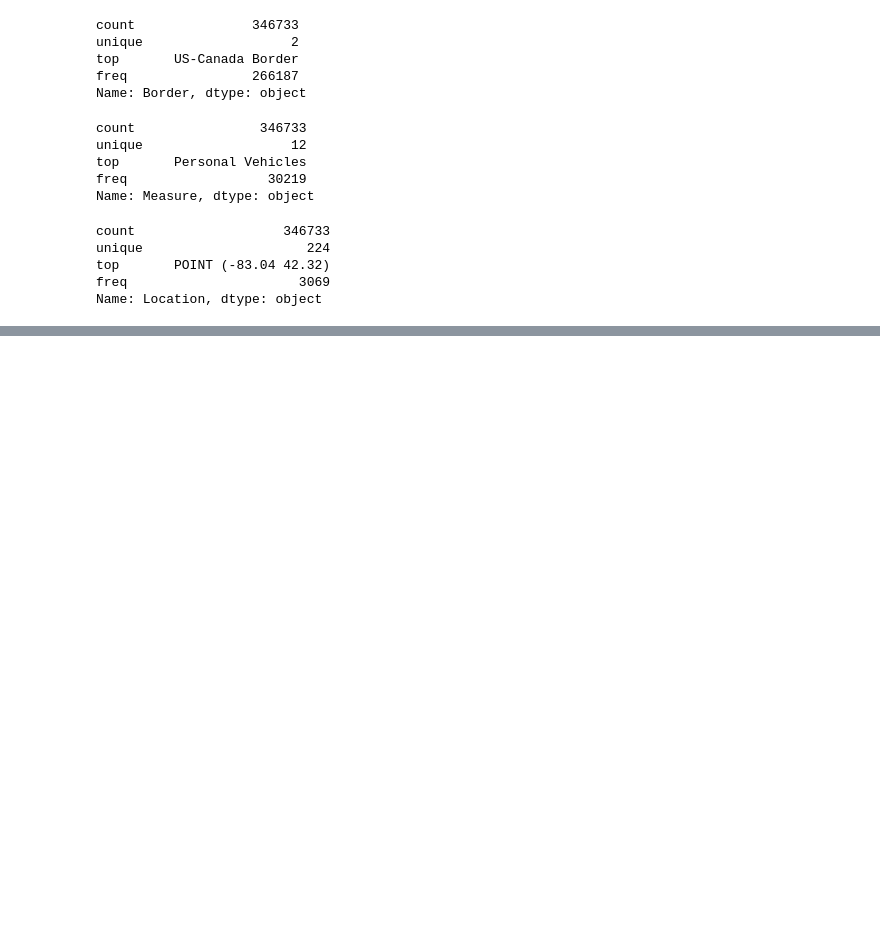
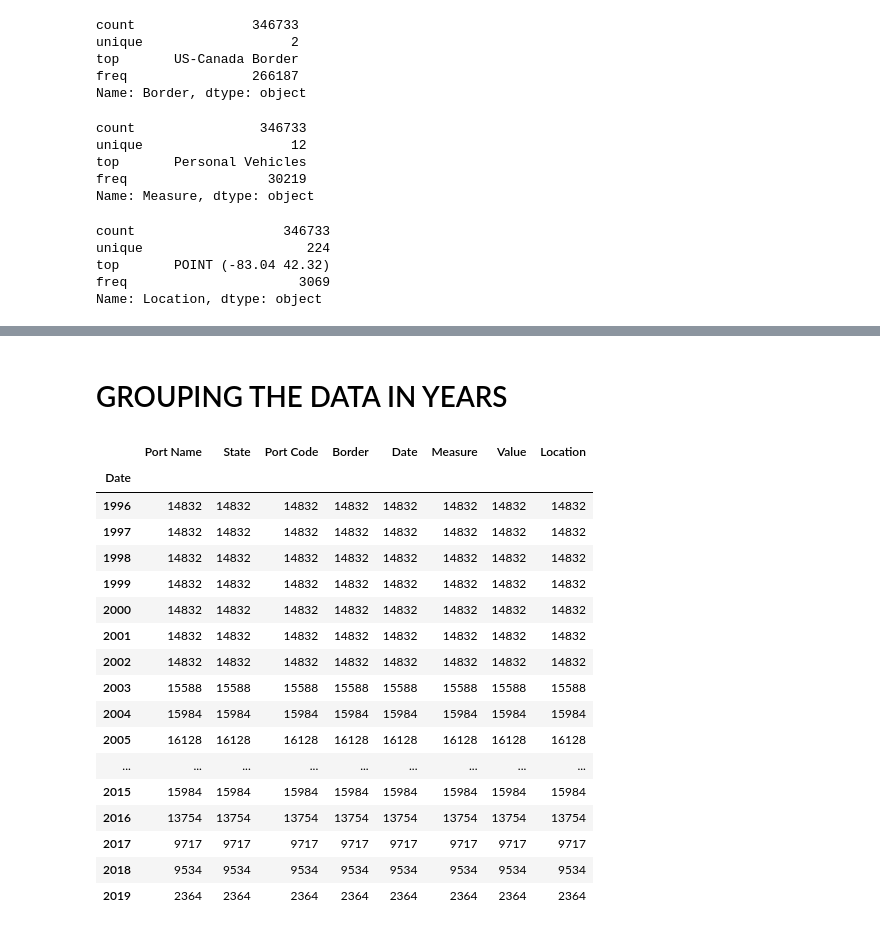
Before and after one commit to vivianusdjpy/DS2-CORE-IP-WEEK-3, a Jupyter notebook: WEEK_3_INDEPENDENT_PROJECT_SAMPLING_IMPLEMENTATION_STRATEGY.ipynb, the cells around one changed output, grey strips where cells are left out. Saved outputs shown, nothing was run; the diff lists cells and outputs as text; code cells hidden in the pictures; blank space fills up the shorter version.

```diff
--- a/WEEK_3_INDEPENDENT_PROJECT_SAMPLING_IMPLEMENTATION_STRATEGY.ipynb
+++ b/WEEK_3_INDEPENDENT_PROJECT_SAMPLING_IMPLEMENTATION_STRATEGY.ipynb
@@ -118,0 +184,27 @@ TypeError: ignored
+# %% [markdown]
+# GROUPING THE DATA IN YEARS
+# %%
+#changing the year column to date_time
+df['Date'] =  pd.to_datetime(df['Date'])
+#df.info()
+df_2 = df.groupby(df['Date'].dt.year)
+df_2.count()
+# %% [output]
+|  | Port Name | State | Port Code | Border | Date | Measure | Value | Location |
+| Date |  |  |  |  |  |  |  |  |
+| 1996 | 14832 | 14832 | 14832 | 14832 | 14832 | 14832 | 14832 | 14832 |
+| 1997 | 14832 | 14832 | 14832 | 14832 | 14832 | 14832 | 14832 | 14832 |
+| 1998 | 14832 | 14832 | 14832 | 14832 | 14832 | 14832 | 14832 | 14832 |
+| 1999 | 14832 | 14832 | 14832 | 14832 | 14832 | 14832 | 14832 | 14832 |
+| 2000 | 14832 | 14832 | 14832 | 14832 | 14832 | 14832 | 14832 | 14832 |
+| 2001 | 14832 | 14832 | 14832 | 14832 | 14832 | 14832 | 14832 | 14832 |
+| 2002 | 14832 | 14832 | 14832 | 14832 | 14832 | 14832 | 14832 | 14832 |
+| 2003 | 15588 | 15588 | 15588 | 15588 | 15588 | 15588 | 15588 | 15588 |
+| 2004 | 15984 | 15984 | 15984 | 15984 | 15984 | 15984 | 15984 | 15984 |
+| 2005 | 16128 | 16128 | 16128 | 16128 | 16128 | 16128 | 16128 | 16128 |
+| ... | ... | ... | ... | ... | ... | ... | ... | ... |
+| 2015 | 15984 | 15984 | 15984 | 15984 | 15984 | 15984 | 15984 | 15984 |
+| 2016 | 13754 | 13754 | 13754 | 13754 | 13754 | 13754 | 13754 | 13754 |
+| 2017 | 9717 | 9717 | 9717 | 9717 | 9717 | 9717 | 9717 | 9717 |
+| 2018 | 9534 | 9534 | 9534 | 9534 | 9534 | 9534 | 9534 | 9534 |
+| 2019 | 2364 | 2364 | 2364 | 2364 | 2364 | 2364 | 2364 | 2364 |
```
Also changed, not shown: parts of 15 cells of this notebook.
